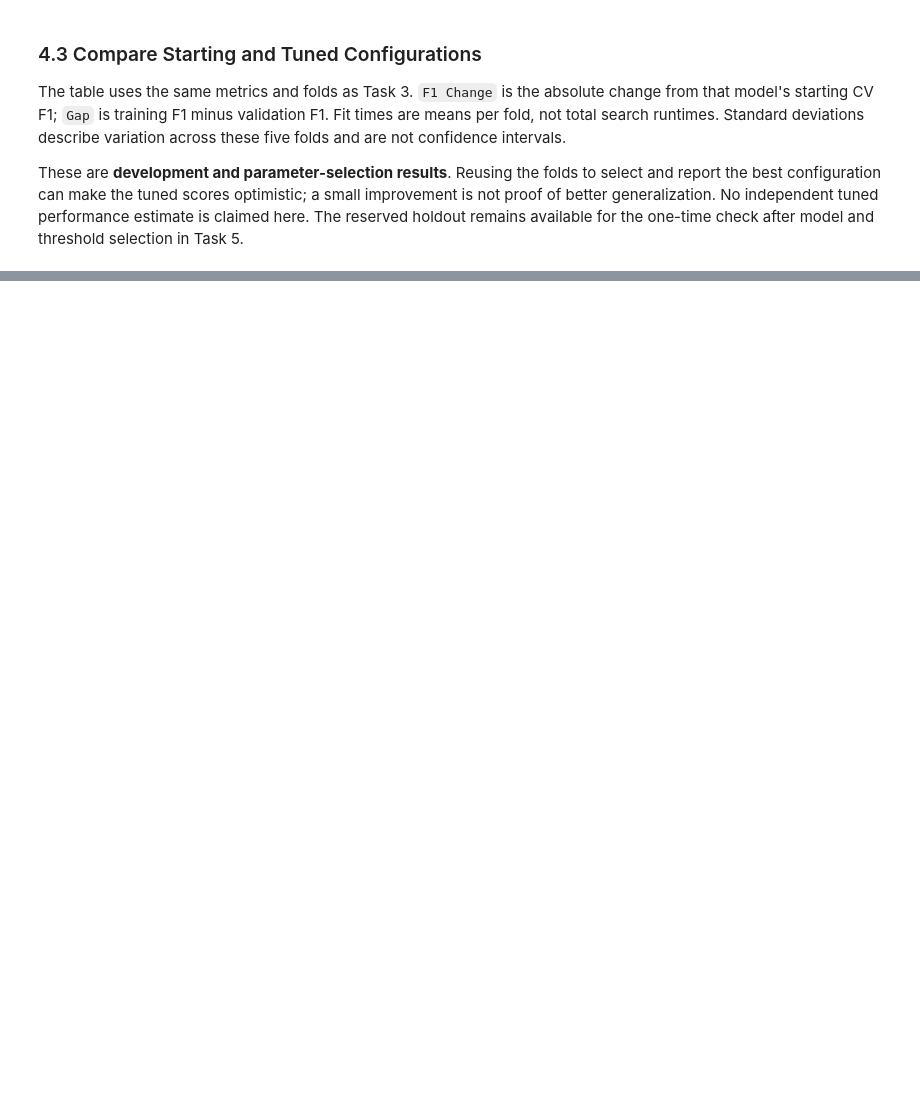
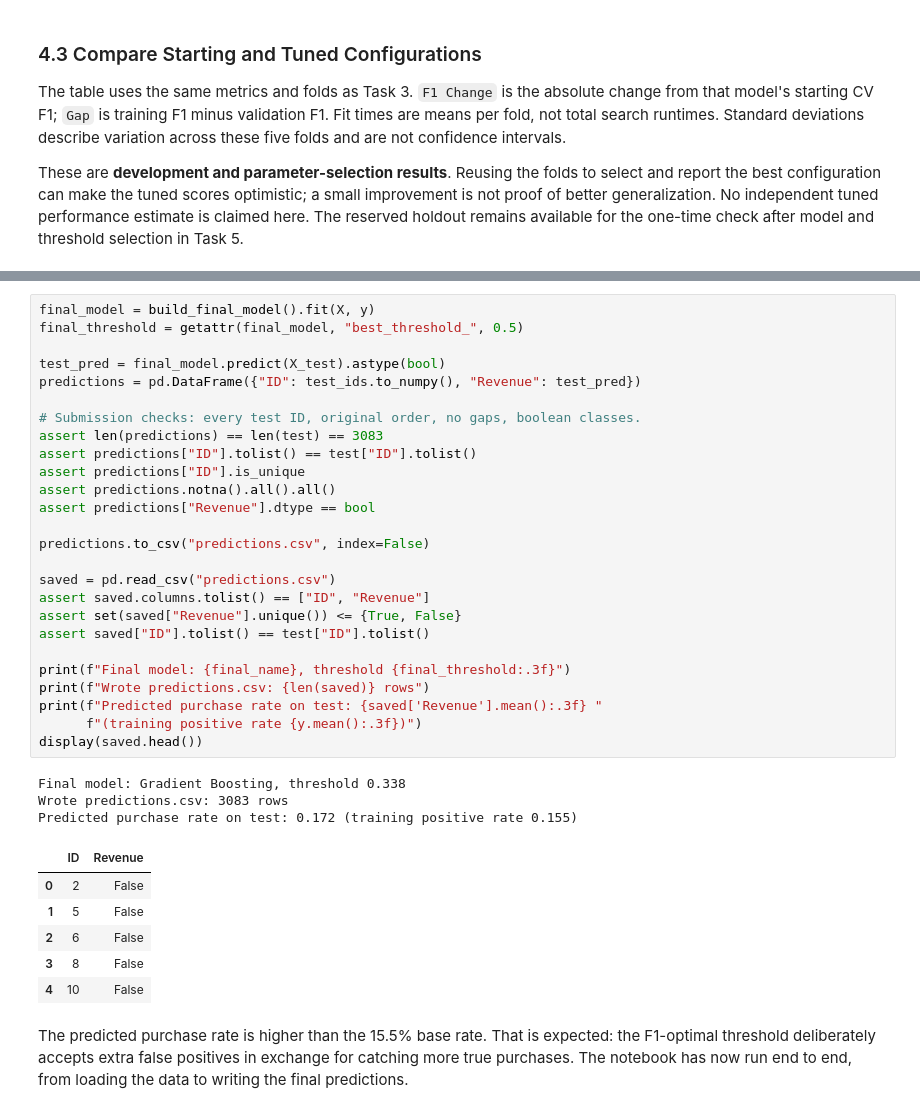
Before and after one commit to Aaryan1524/CAI_4105_2026_Fall_Team_2, a Jupyter notebook: challenge2/challenge2.ipynb, the cells around one changed output, grey strips where cells are left out. Saved outputs shown, nothing was run; the diff lists cells and outputs as text; blank space fills up the shorter version.

```diff
--- a/challenge2/challenge2.ipynb
+++ b/challenge2/challenge2.ipynb
@@ -945,0 +1226,41 @@ Best parameters: `{'model__class_weight': 'balanced', 'model__max_depth': None,
+# %%
+final_model = build_final_model().fit(X, y)
+final_threshold = getattr(final_model, "best_threshold_", 0.5)
+
+test_pred = final_model.predict(X_test).astype(bool)
+predictions = pd.DataFrame({"ID": test_ids.to_numpy(), "Revenue": test_pred})
+
+# Submission checks: every test ID, original order, no gaps, boolean classes.
+assert len(predictions) == len(test) == 3083
+assert predictions["ID"].tolist() == test["ID"].tolist()
+assert predictions["ID"].is_unique
+assert predictions.notna().all().all()
+assert predictions["Revenue"].dtype == bool
+
+predictions.to_csv("predictions.csv", index=False)
+
+saved = pd.read_csv("predictions.csv")
+assert saved.columns.tolist() == ["ID", "Revenue"]
+assert set(saved["Revenue"].unique()) <= {True, False}
+assert saved["ID"].tolist() == test["ID"].tolist()
+
+print(f"Final model: {final_name}, threshold {final_threshold:.3f}")
+print(f"Wrote predictions.csv: {len(saved)} rows")
+print(f"Predicted purchase rate on test: {saved['Revenue'].mean():.3f} "
+      f"(training positive rate {y.mean():.3f})")
+display(saved.head())
+# %% [output]
+Final model: Gradient Boosting, threshold 0.338
+Wrote predictions.csv: 3083 rows
+Predicted purchase rate on test: 0.172 (training positive rate 0.155)
+|  | ID | Revenue |
+| 0 | 2 | False |
+| 1 | 5 | False |
+| 2 | 6 | False |
+| 3 | 8 | False |
+| 4 | 10 | False |
+# %% [markdown]
+The predicted purchase rate is higher than the 15.5% base rate. That is
+expected: the F1-optimal threshold deliberately accepts extra false positives in
+exchange for catching more true purchases. The notebook has now run end to end, from
+loading the data to writing the final predictions.
```
Also changed, not shown: parts of 22 cells of this notebook, 3 other files.
